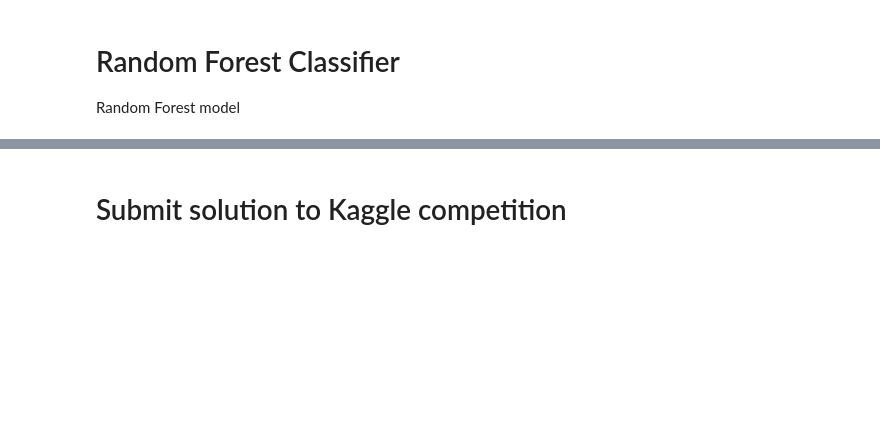
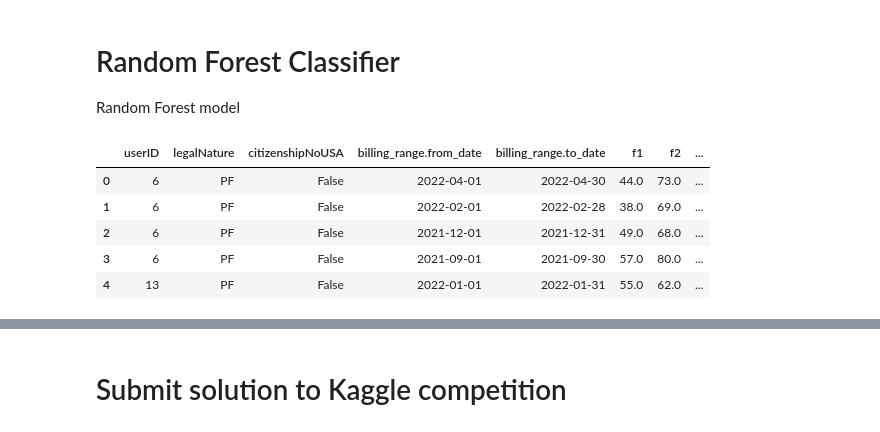
Before and after one commit to S4b3/PITC-21-22, a Jupyter notebook: classification_and_clustering.ipynb, the cells around one changed output, grey strips where cells are left out. Saved outputs shown, nothing was run; the diff lists cells and outputs as text; code cells hidden in the pictures; blank space fills up the shorter version.

```diff
--- a/classification_and_clustering.ipynb
+++ b/classification_and_clustering.ipynb
@@ -276,0 +278,9 @@ Random Forest model
+# %%
+train_df.head()
+# %% [output]
+|  | userID | legalNature | citizenshipNoUSA | billing_range.from_date | billing_range.to_date | f1 | f2 | ... |
+| 0 | 6 | PF | False | 2022-04-01 | 2022-04-30 | 44.0 | 73.0 | ... |
+| 1 | 6 | PF | False | 2022-02-01 | 2022-02-28 | 38.0 | 69.0 | ... |
+| 2 | 6 | PF | False | 2021-12-01 | 2021-12-31 | 49.0 | 68.0 | ... |
+| 3 | 6 | PF | False | 2021-09-01 | 2021-09-30 | 57.0 | 80.0 | ... |
+| 4 | 13 | PF | False | 2022-01-01 | 2022-01-31 | 55.0 | 62.0 | ... |
```
Also changed, not shown: parts of 17 cells of this notebook.
